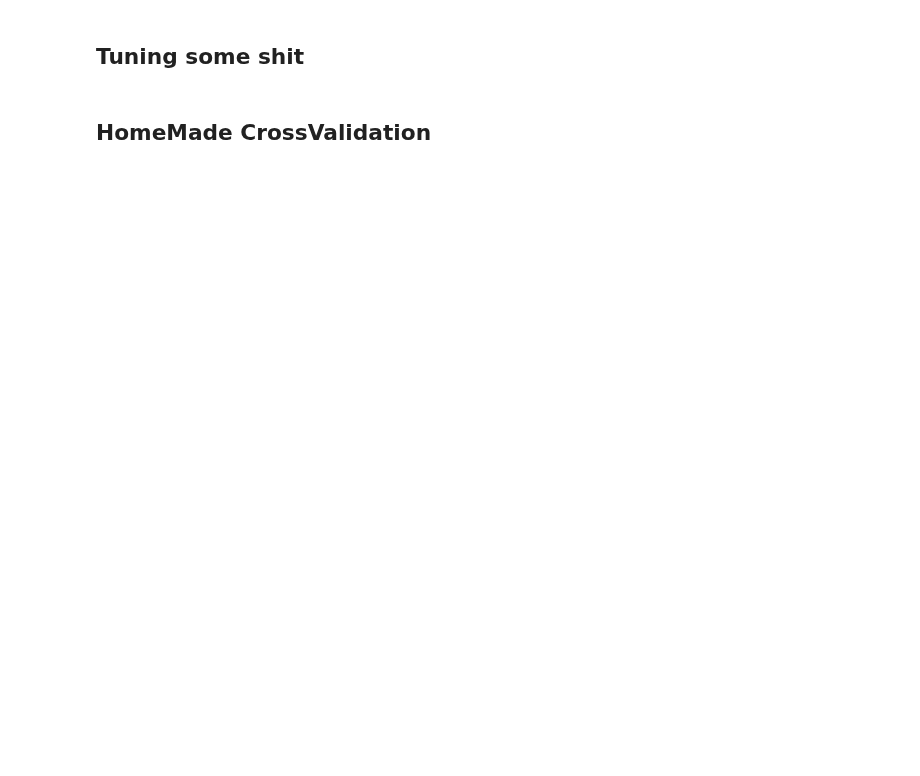
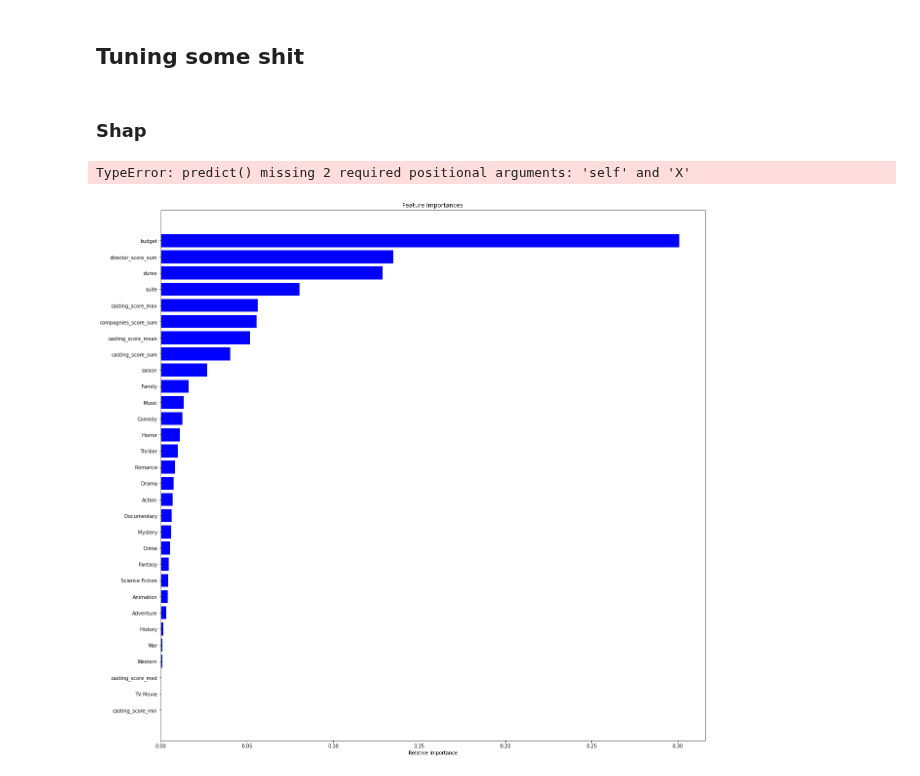
Before and after one commit to Keracles/MovieHype, a Jupyter notebook: models_regression/Random_forest.ipynb, the cells around one changed output. Cells and saved outputs as stored; diff of their text form; code cells hidden in the pictures; blank space fills up the shorter version.

```diff
--- a/models_regression/Random_forest.ipynb
+++ b/models_regression/Random_forest.ipynb
@@ -30,7 +30,9 @@ from sklearn.model_selection import train_test_split
 
 TEST_RATIO = 0.9
 
-X_train, X_test, Y_train, Y_test = train_test_split(df.drop(columns=["titre", "budget","recette", "realisateur", "casting", "compagnies_production", "benefice global"]), df["benefice global"], test_size = TEST_RATIO)
+X_train, X_test, Y_train, Y_test = train_test_split(df.drop(columns=["titre", "recette", "realisateur", "casting", "compagnies_production", "benefice global",'director_score_mean', 'director_score_med',
+       'director_score_min', 'director_score_max', 'compagnies_score_mean', 'compagnies_score_med', 'compagnies_score_min',
+       'compagnies_score_max']), df["benefice global"], test_size = TEST_RATIO, shuffle=True, random_state = 1)
 # %%
 from sklearn.preprocessing import StandardScaler
 
@@ -121,5 +129,3 @@ means = regr_t.cv_results_['mean_test_score']
 stds = regr_t.cv_results_['std_test_score']
 for mean, std, params in zip(means, stds, regr_t.cv_results_['params']):
     print("%0.3f (+/-%0.03f) for %r"% (mean, std * 2, params))
-# %% [markdown]
-## HomeMade CrossValidation
@@ -160,0 +132,24 @@ print("Mean scores mae : " , np.mean(scores_mae))
+# %% [markdown]
+### Shap
+# %%
+import shap
+
+classifier_shap = shap.TreeExplainer(RandomForestRegressor.predict, X_train)
+
+shap_results = classifier_shap.shap_values(X_train.iloc[0])
+
+shap.waterfall_plot(classifier_shap.expected_value,shap_results,X_train.iloc[0])
+# %% [output]
+TypeError: predict() missing 2 required positional arguments: 'self' and 'X'
+# %%
+importances = regr.feature_importances_
+indices = np.argsort(importances)
+features = X_train.columns
+plt.figure(figsize=(20,20))
+plt.title('Feature Importances')
+plt.barh(range(len(indices)), importances[indices], color='b', align='center')
+plt.yticks(range(len(indices)), [features[i] for i in indices])
+plt.xlabel('Relative Importance')
+plt.show()
+# %% [output]
+[figure, added]
```
Also changed, not shown: parts of 5 cells of this notebook, 6 other files.
